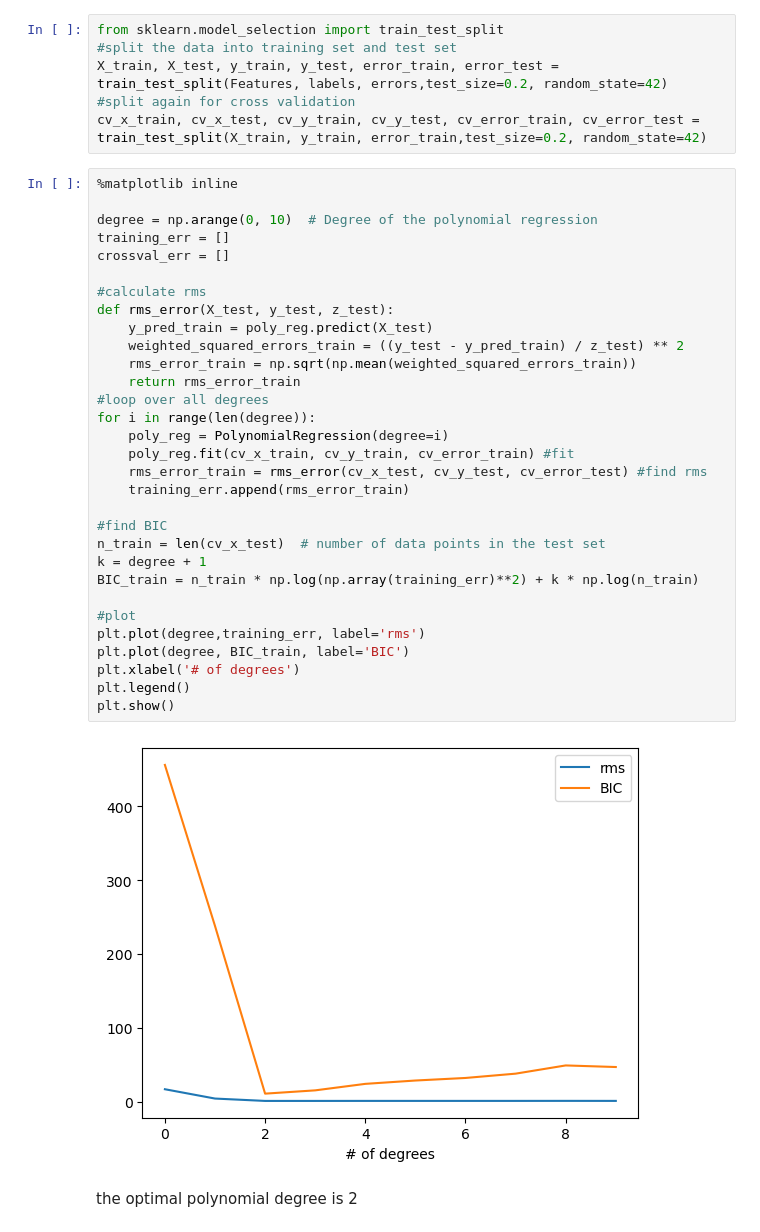
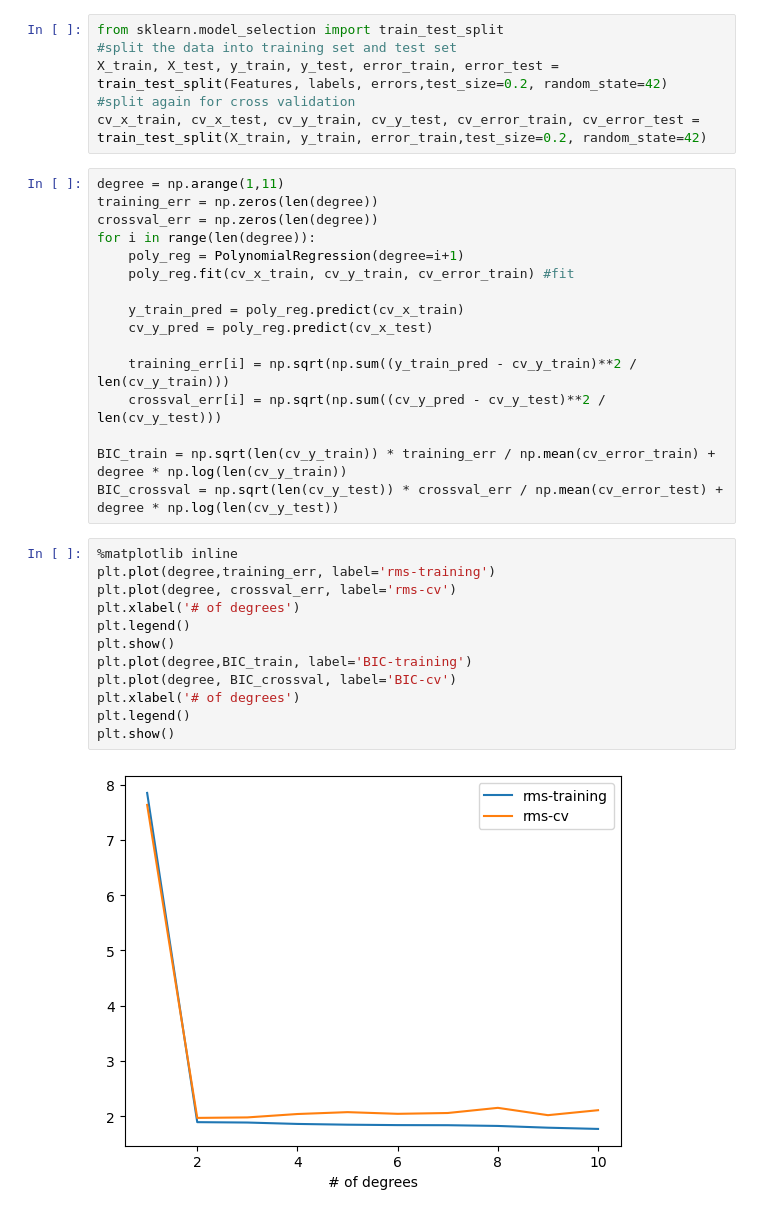
Before and after one commit to VanderbiltAstronomy/astr_8070_s25, a Jupyter notebook: coursework/student_folders/azeembari/hw/vu_astr8070_s25_hw7_AzeemBari.ipynb, the cells around one changed output. Cells and saved outputs as stored; diff of their text form.

```diff
--- a/coursework/student_folders/azeembari/hw/vu_astr8070_s25_hw7_AzeemBari.ipynb
+++ b/coursework/student_folders/azeembari/hw/vu_astr8070_s25_hw7_AzeemBari.ipynb
@@ -298,38 +297,33 @@ from sklearn.model_selection import train_test_split
 X_train, X_test, y_train, y_test, error_train, error_test = train_test_split(Features, labels, errors,test_size=0.2, random_state=42)
 #split again for cross validation
 cv_x_train, cv_x_test, cv_y_train, cv_y_test, cv_error_train, cv_error_test = train_test_split(X_train, y_train, error_train,test_size=0.2, random_state=42)
-# %%
-%matplotlib inline
-
-degree = np.arange(0, 10)  # Degree of the polynomial regression
-training_err = []
-crossval_err = []
-
-#calculate rms
-def rms_error(X_test, y_test, z_test):
-    y_pred_train = poly_reg.predict(X_test)
-    weighted_squared_errors_train = ((y_test - y_pred_train) / z_test) ** 2
-    rms_error_train = np.sqrt(np.mean(weighted_squared_errors_train))
-    return rms_error_train
-#loop over all degrees
-for i in range(len(degree)):
-    poly_reg = PolynomialRegression(degree=i)
-    poly_reg.fit(cv_x_train, cv_y_train, cv_error_train) #fit
-    rms_error_train = rms_error(cv_x_test, cv_y_test, cv_error_test) #find rms
-    training_err.append(rms_error_train)
-
-#find BIC
-n_train = len(cv_x_test)  # number of data points in the test set
-k = degree + 1
-BIC_train = n_train * np.log(np.array(training_err)**2) + k * np.log(n_train)
-
-#plot
-plt.plot(degree,training_err, label='rms')
-plt.plot(degree, BIC_train, label='BIC')
-plt.xlabel('# of degrees')
-plt.legend()
-plt.show()
-# %% [output]
-[figure, removed]
-# %% [markdown]
-the optimal polynomial degree is 2
+# %%
+degree = np.arange(1,11)
+training_err = np.zeros(len(degree))
+crossval_err = np.zeros(len(degree))
+for i in range(len(degree)):
+    poly_reg = PolynomialRegression(degree=i+1)
+    poly_reg.fit(cv_x_train, cv_y_train, cv_error_train) #fit
+
+    y_train_pred = poly_reg.predict(cv_x_train)
+    cv_y_pred = poly_reg.predict(cv_x_test)
+
+    training_err[i] = np.sqrt(np.sum((y_train_pred - cv_y_train)**2 / len(cv_y_train)))
+    crossval_err[i] = np.sqrt(np.sum((cv_y_pred - cv_y_test)**2 / len(cv_y_test)))
+
+BIC_train = np.sqrt(len(cv_y_train)) * training_err / np.mean(cv_error_train) + degree * np.log(len(cv_y_train))
+BIC_crossval = np.sqrt(len(cv_y_test)) * crossval_err / np.mean(cv_error_test) + degree * np.log(len(cv_y_test))
+# %%
+%matplotlib inline
+plt.plot(degree,training_err, label='rms-training')
+plt.plot(degree, crossval_err, label='rms-cv')
+plt.xlabel('# of degrees')
+plt.legend()
+plt.show()
+plt.plot(degree,BIC_train, label='BIC-training')
+plt.plot(degree, BIC_crossval, label='BIC-cv')
+plt.xlabel('# of degrees')
+plt.legend()
+plt.show()
+# %% [output]
+[figure, added]
```
Also changed, not shown: parts of 3 cells of this notebook.
